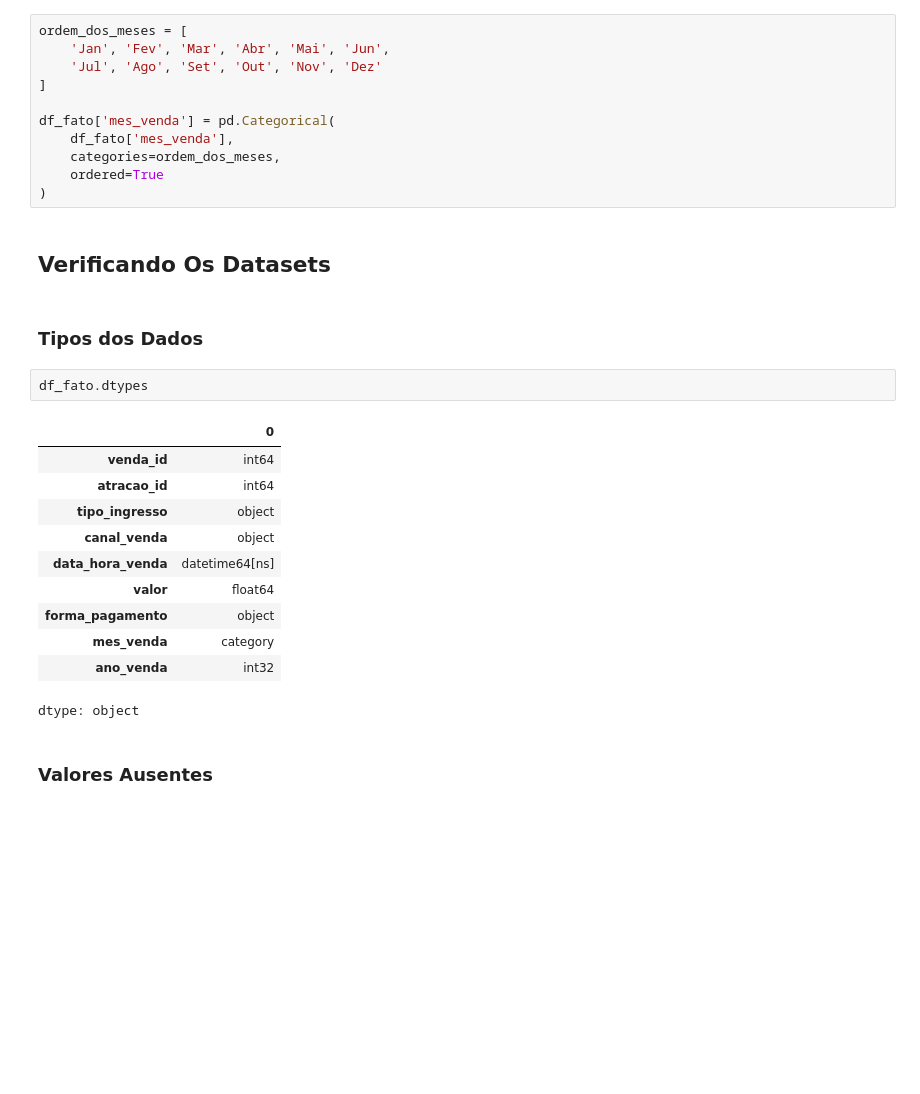
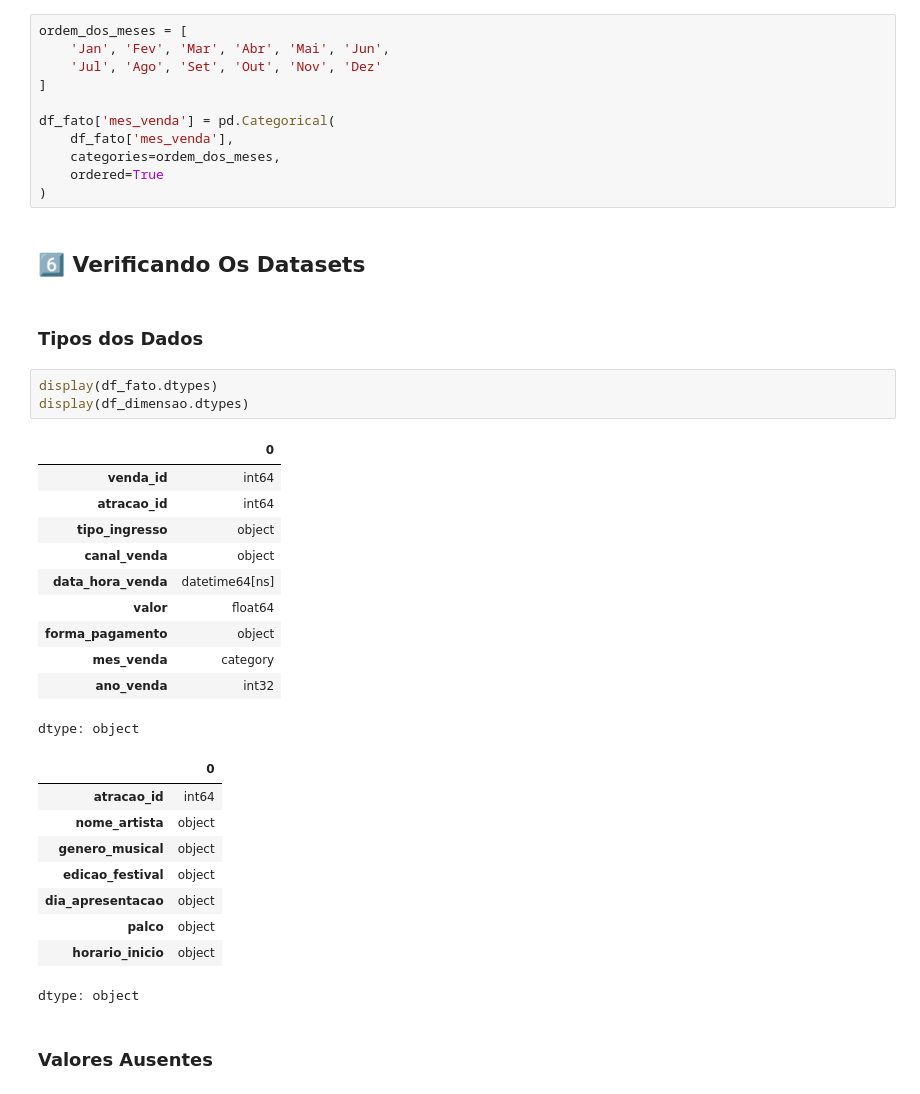
Before and after one commit to sugarfreecat/festival-musica, a Jupyter notebook: notebooks/01_analise_exploratoria_vendas.ipynb, the cells around one changed output. Saved outputs shown, nothing was run; the diff lists cells and outputs as text; blank space fills up the shorter version.

```diff
--- a/notebooks/01_analise_exploratoria_vendas.ipynb
+++ b/notebooks/01_analise_exploratoria_vendas.ipynb
@@ -170,23 +170,33 @@ df_fato['mes_venda'] = pd.Categorical(
     ordered=True
 )
 # %% [markdown]
-## Verificando Os Datasets
+## 6️⃣ Verificando Os Datasets
 # %% [markdown]
 ### Tipos dos Dados
-# %%
-df_fato.dtypes
-# %% [output]
-|  | 0 |
-| venda_id | int64 |
-| atracao_id | int64 |
-| tipo_ingresso | object |
-| canal_venda | object |
-| data_hora_venda | datetime64[ns] |
-| valor | float64 |
-| forma_pagamento | object |
-| mes_venda | category |
-| ano_venda | int32 |
-dtype: object
+# %%
+display(df_fato.dtypes)
+display(df_dimensao.dtypes)
+# %% [output]
+|  | 0 |
+| venda_id | int64 |
+| atracao_id | int64 |
+| tipo_ingresso | object |
+| canal_venda | object |
+| data_hora_venda | datetime64[ns] |
+| valor | float64 |
+| forma_pagamento | object |
+| mes_venda | category |
+| ano_venda | int32 |
+dtype: object
+|  | 0 |
+| atracao_id | int64 |
+| nome_artista | object |
+| genero_musical | object |
+| edicao_festival | object |
+| dia_apresentacao | object |
+| palco | object |
+| horario_inicio | object |
+dtype: object
 # %% [markdown]
 ### Valores Ausentes
 # %%
```
Also changed, not shown: parts of 24 cells of this notebook.
